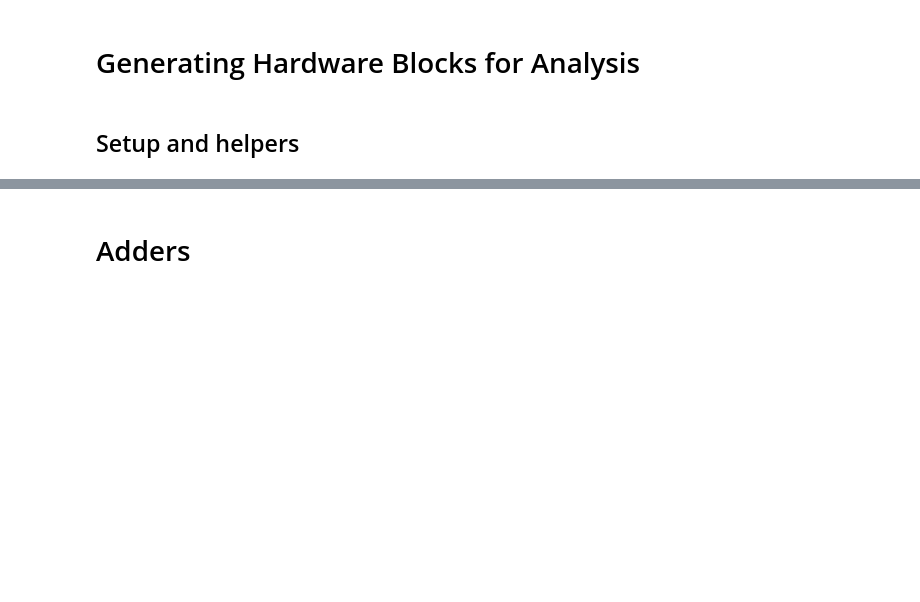
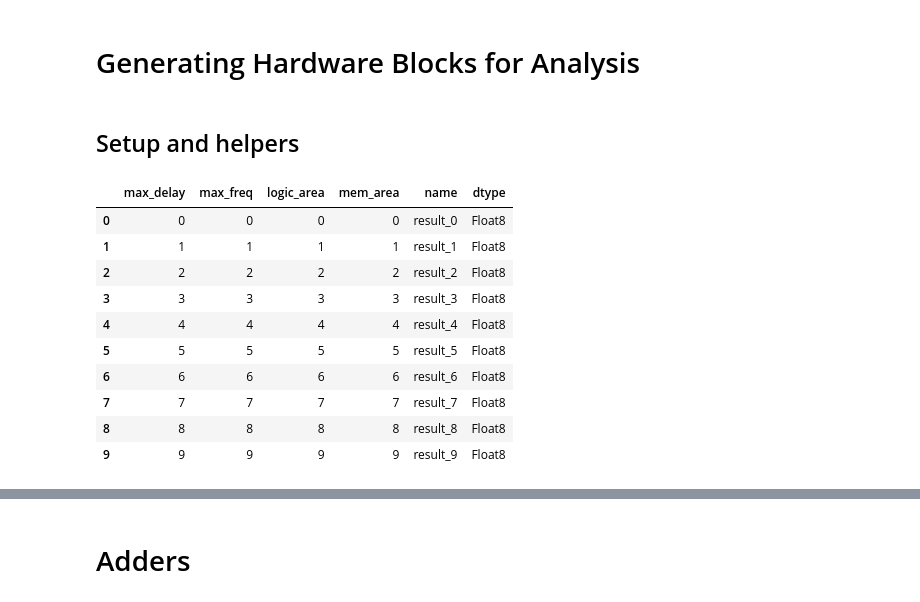
Before and after one commit to ninjakaib/hardware-accelerators, a Jupyter notebook: notebooks/analysis.ipynb, the cells around one changed output, grey strips where cells are left out. Saved outputs shown, nothing was run; the diff lists cells and outputs as text; code cells hidden in the pictures; blank space fills up the shorter version.

```diff
--- a/notebooks/analysis.ipynb
+++ b/notebooks/analysis.ipynb
@@ -128,3 +128,25 @@ def analyze(
         logic_area=logic_area * 1e6,
         mem_area=mem_area * 1e6,
     )
+# %%
+import pandas as pd
+
+results = []
+for i in range(10):
+    result = RTLAnalysis(i, i, i, i, f"result_{i}")
+    result.dtype = Float8.__name__
+    results.append(result.__dict__)
+
+pd.DataFrame(results)
+# %% [output]
+|  | max_delay | max_freq | logic_area | mem_area | name | dtype |
+| 0 | 0 | 0 | 0 | 0 | result_0 | Float8 |
+| 1 | 1 | 1 | 1 | 1 | result_1 | Float8 |
+| 2 | 2 | 2 | 2 | 2 | result_2 | Float8 |
+| 3 | 3 | 3 | 3 | 3 | result_3 | Float8 |
+| 4 | 4 | 4 | 4 | 4 | result_4 | Float8 |
+| 5 | 5 | 5 | 5 | 5 | result_5 | Float8 |
+| 6 | 6 | 6 | 6 | 6 | result_6 | Float8 |
+| 7 | 7 | 7 | 7 | 7 | result_7 | Float8 |
+| 8 | 8 | 8 | 8 | 8 | result_8 | Float8 |
+| 9 | 9 | 9 | 9 | 9 | result_9 | Float8 |
```
Also changed, not shown: parts of 2 cells of this notebook, 8 other files.
